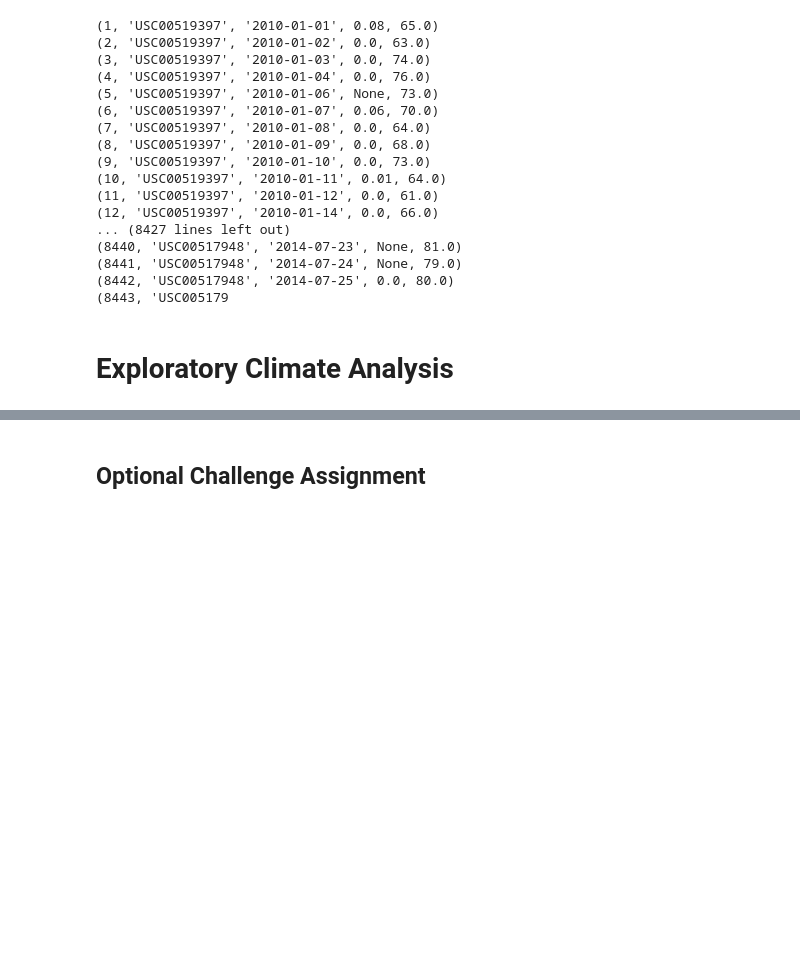
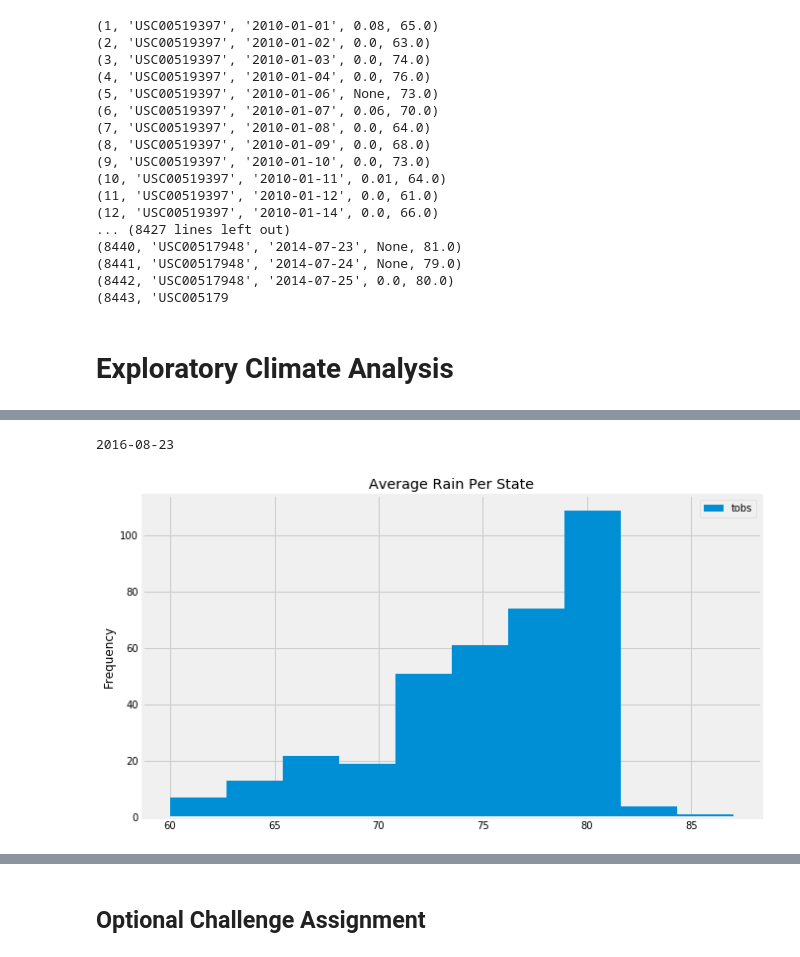
Before and after one commit to janetnamulondo/sqlalchemy-challenge, a Jupyter notebook: 02-Homework_10-Advanced-Data-Storage-and-Retrieval_Instructions_climate_starter.ipynb, the cells around one changed output, grey strips where cells are left out. Drawn from its saved outputs; the diff is of its cells as text; code cells hidden in the pictures; blank space fills up the shorter version.

```diff
--- a/02-Homework_10-Advanced-Data-Storage-and-Retrieval_Instructions_climate_starter.ipynb
+++ b/02-Homework_10-Advanced-Data-Storage-and-Retrieval_Instructions_climate_starter.ipynb
@@ -119,3 +168,27 @@ plt.show()
+# %%
+# Query the last 12 months of temperature observation data for this station and plot the results as a histogram
+
+lastdate= dt.date(2017,8,23) - dt.timedelta(days=365)
+print(lastdate)
+
+active_station = session.query(Measurement.tobs, Measurement.date).filter(Measurement.station == 'USC00519397').filter(Measurement.date >= lastdate).all()
+
+
+# Load the results into a pandas dataframe. Set the index to the `date`
+df = pd.DataFrame(active_station, columns=['tobs', 'date'])
+df.set_index('date', inplace=True, )
+df.head(10)
+
+#Plot using Pandas
+df.plot(kind="hist", figsize=(10,6))
+
+# Set a title for the chart
+plt.title("Average Rain Per State")
+
+plt.show()
+# %% [output]
+2016-08-23
+[figure, added]
 # %% [markdown]
 ![precipitation](Images/station-histogram.png)
 # %%
```
Also changed, not shown: parts of 6 cells of this notebook.
